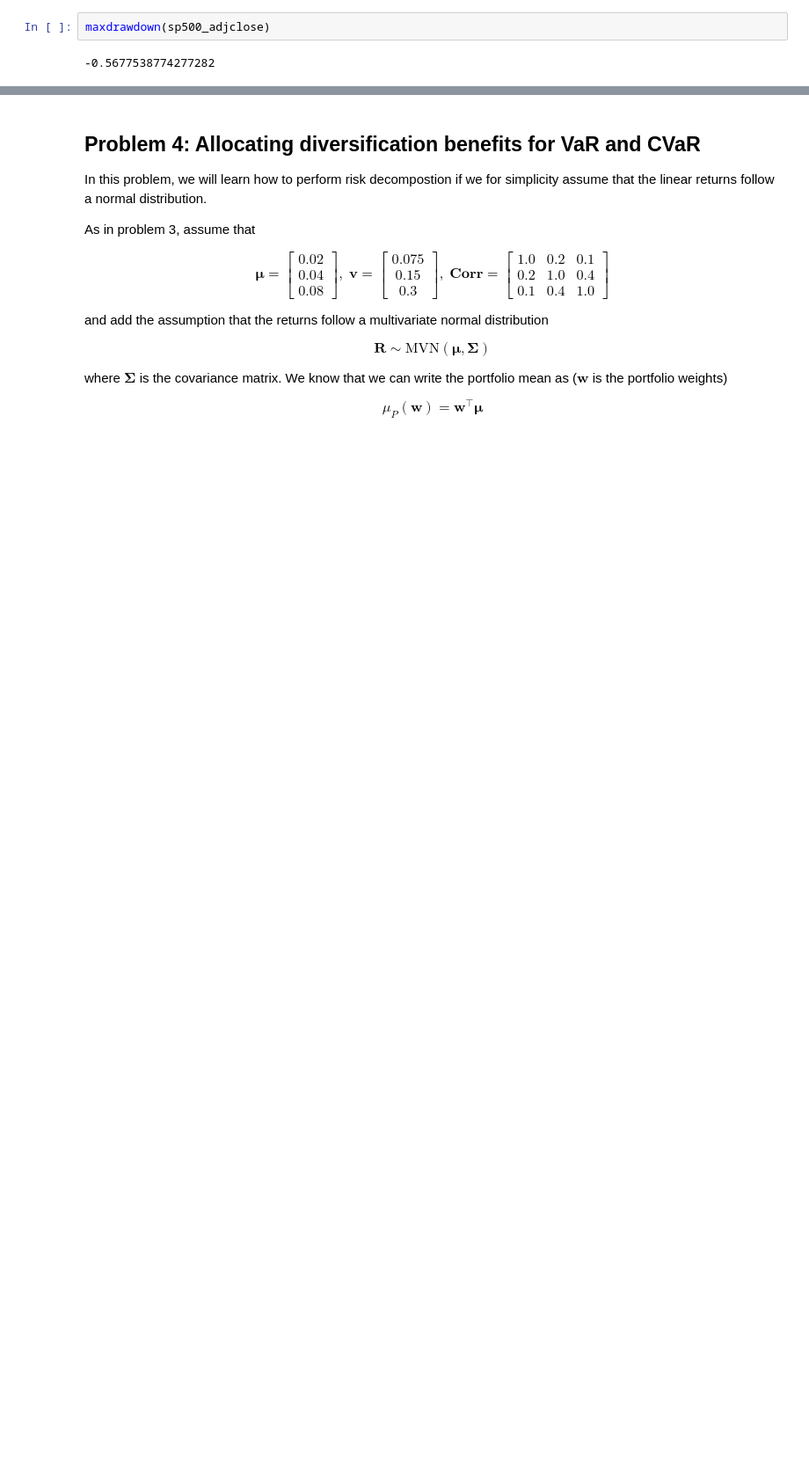
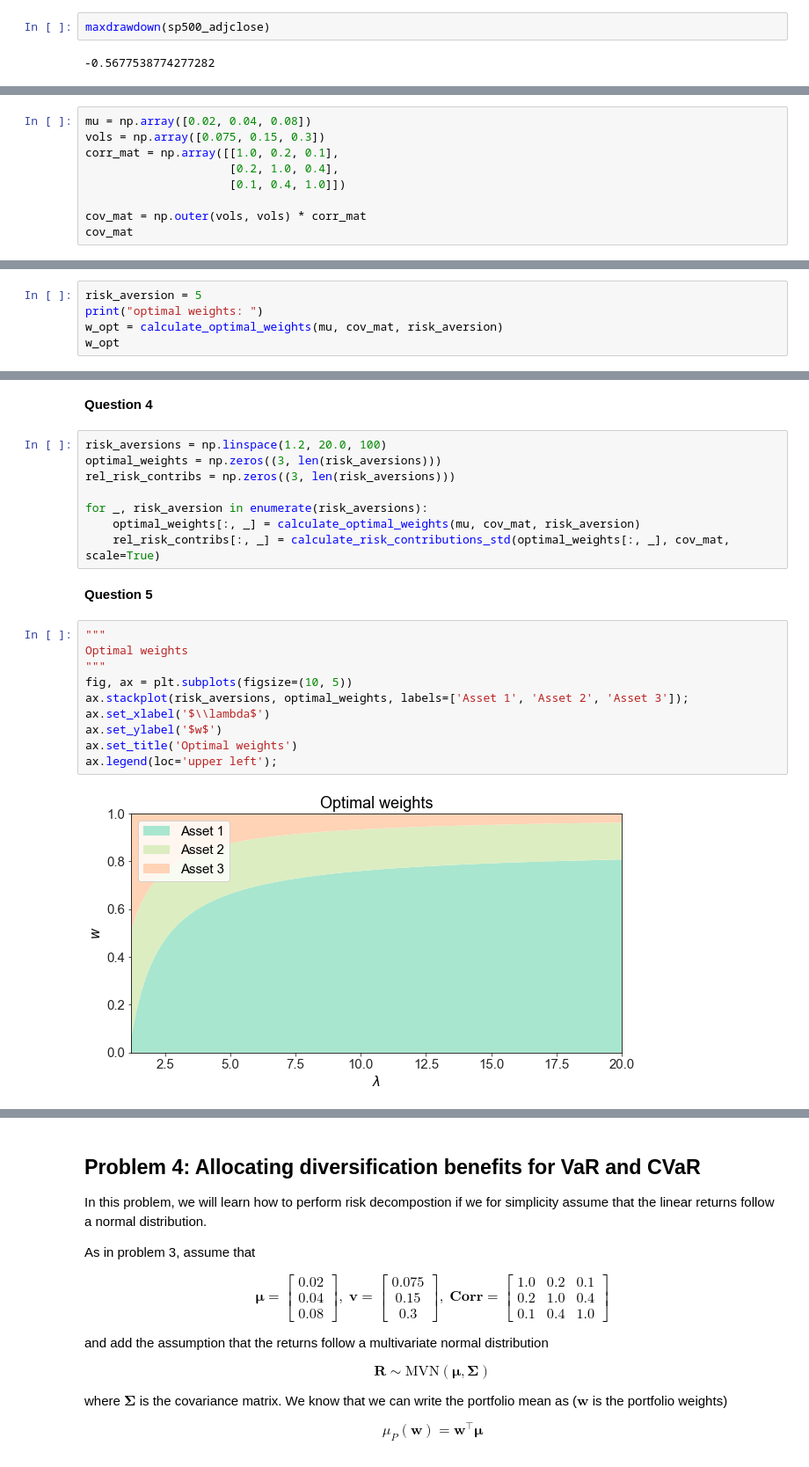
Before and after one commit to staxmetrics/python_for_the_financial_economist, a Jupyter notebook: lectures_and_exercises/2022/week_4/exercises_week_4.ipynb, the cells around one changed output, grey strips where cells are left out. Shown at 88% size. Cells and saved outputs as stored; diff of their text form; blank space fills up the shorter version.

```diff
--- a/lectures_and_exercises/2022/week_4/exercises_week_4.ipynb
+++ b/lectures_and_exercises/2022/week_4/exercises_week_4.ipynb
@@ -337,0 +431,9 @@ Consider the
+# %%
+mu = np.array([0.02, 0.04, 0.08])
+vols = np.array([0.075, 0.15, 0.3])
+corr_mat = np.array([[1.0, 0.2, 0.1],
+                     [0.2, 1.0, 0.4],
+                     [0.1, 0.4, 1.0]])
+
+cov_mat = np.outer(vols, vols) * corr_mat
+cov_mat
@@ -337,0 +543,5 @@ Consider the
+# %%
+risk_aversion = 5
+print("optimal weights: ")
+w_opt = calculate_optimal_weights(mu, cov_mat, risk_aversion)
+w_opt
@@ -337,0 +607,24 @@ Consider the
+# %% [markdown]
+__Question 4__
+# %%
+risk_aversions = np.linspace(1.2, 20.0, 100)
+optimal_weights = np.zeros((3, len(risk_aversions)))
+rel_risk_contribs = np.zeros((3, len(risk_aversions)))
+
+for _, risk_aversion in enumerate(risk_aversions):
+    optimal_weights[:, _] = calculate_optimal_weights(mu, cov_mat, risk_aversion)
+    rel_risk_contribs[:, _] = calculate_risk_contributions_std(optimal_weights[:, _], cov_mat, scale=True)
+# %% [markdown]
+__Question 5__
+# %%
+"""
+Optimal weights
+"""
+fig, ax = plt.subplots(figsize=(10, 5))
+ax.stackplot(risk_aversions, optimal_weights, labels=['Asset 1', 'Asset 2', 'Asset 3']);
+ax.set_xlabel('$\\lambda$')
+ax.set_ylabel('$w$')
+ax.set_title('Optimal weights')
+ax.legend(loc='upper left');
+# %% [output]
+[figure, added]
```
Also changed, not shown: parts of 27 cells of this notebook, 3 other files.
